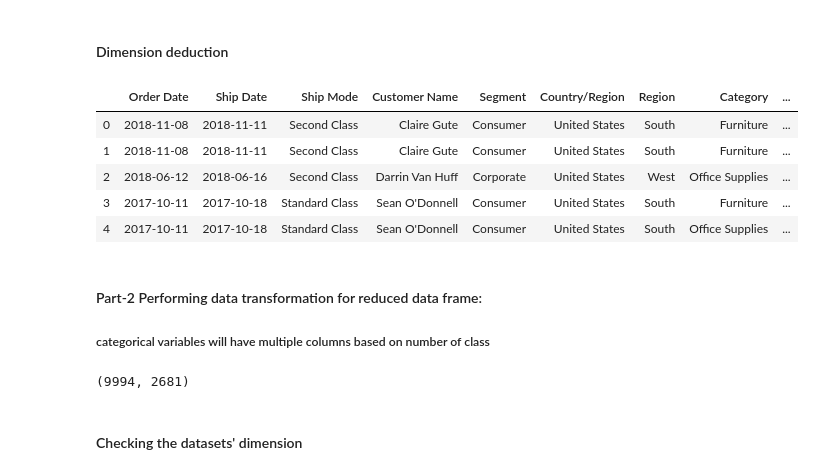
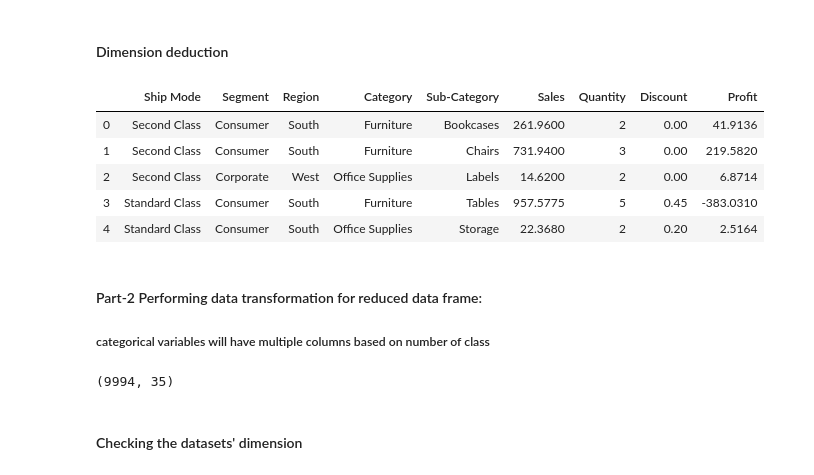
Before and after one commit to KumariSandhya2003/SuperStore_SupplyChain, a Jupyter notebook: GlobalSuperStore.ipynb, the cells around one changed output. Drawn from its saved outputs; the diff is of its cells as text; code cells hidden in the pictures.

```diff
--- a/GlobalSuperStore.ipynb
+++ b/GlobalSuperStore.ipynb
@@ -729,15 +729,15 @@ plt.show()
 #### Dimension deduction
 # %%
 # now let's drop city ,state and profit/loss
-Reduceddf = df.drop(['City','State','Profit/Loss'], axis=1)
+Reduceddf = finaldf.drop(['City','State'], axis=1)
 Reduceddf.head()
 # %% [output]
-|  | Order Date | Ship Date | Ship Mode | Customer Name | Segment | Country/Region | Region | Category | ... |
-| 0 | 2018-11-08 | 2018-11-11 | Second Class | Claire Gute | Consumer | United States | South | Furniture | ... |
-| 1 | 2018-11-08 | 2018-11-11 | Second Class | Claire Gute | Consumer | United States | South | Furniture | ... |
-| 2 | 2018-06-12 | 2018-06-16 | Second Class | Darrin Van Huff | Corporate | United States | West | Office Supplies | ... |
-| 3 | 2017-10-11 | 2017-10-18 | Standard Class | Sean O'Donnell | Consumer | United States | South | Furniture | ... |
-| 4 | 2017-10-11 | 2017-10-18 | Standard Class | Sean O'Donnell | Consumer | United States | South | Office Supplies | ... |
+|  | Ship Mode | Segment | Region | Category | Sub-Category | Sales | Quantity | Discount | Profit |
+| 0 | Second Class | Consumer | South | Furniture | Bookcases | 261.9600 | 2 | 0.00 | 41.9136 |
+| 1 | Second Class | Consumer | South | Furniture | Chairs | 731.9400 | 3 | 0.00 | 219.5820 |
+| 2 | Second Class | Corporate | West | Office Supplies | Labels | 14.6200 | 2 | 0.00 | 6.8714 |
+| 3 | Standard Class | Consumer | South | Furniture | Tables | 957.5775 | 5 | 0.45 | -383.0310 |
+| 4 | Standard Class | Consumer | South | Office Supplies | Storage | 22.3680 | 2 | 0.20 | 2.5164 |
 # %% [markdown]
 #### Part-2 Performing data transformation for reduced data frame:
 ##### categorical variables will have multiple columns based on number of class
@@ -762,7 +762,7 @@ Reduceddf.shape
 # checking all columns and their data types
 # Reduceddf.dtypes
 # %% [output]
-(9994, 2681)
+(9994, 35)
 # %% [markdown]
 #### Checking the datasets' dimension
 # %%
```
Also changed, not shown: parts of 10 cells of this notebook, 3 other files.
